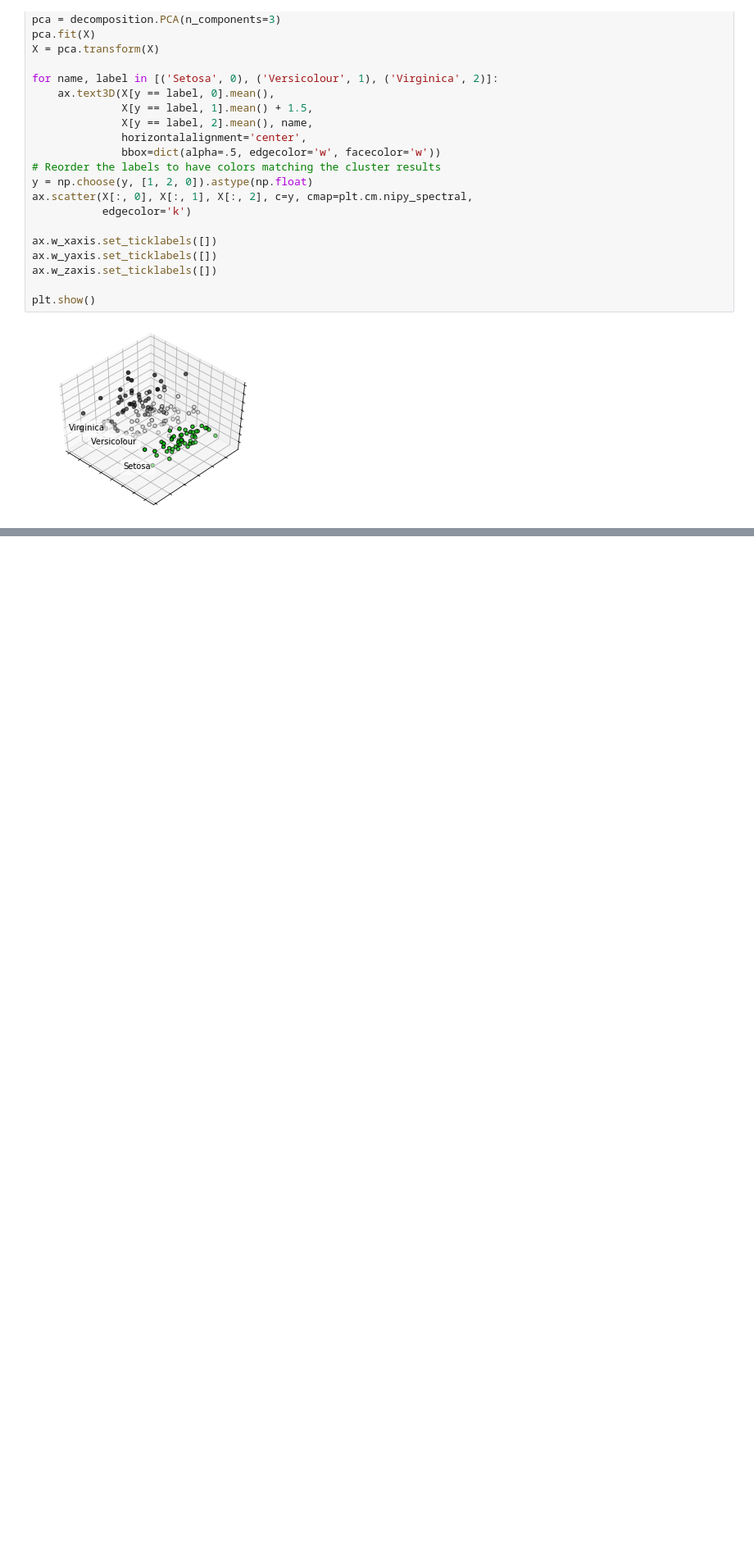
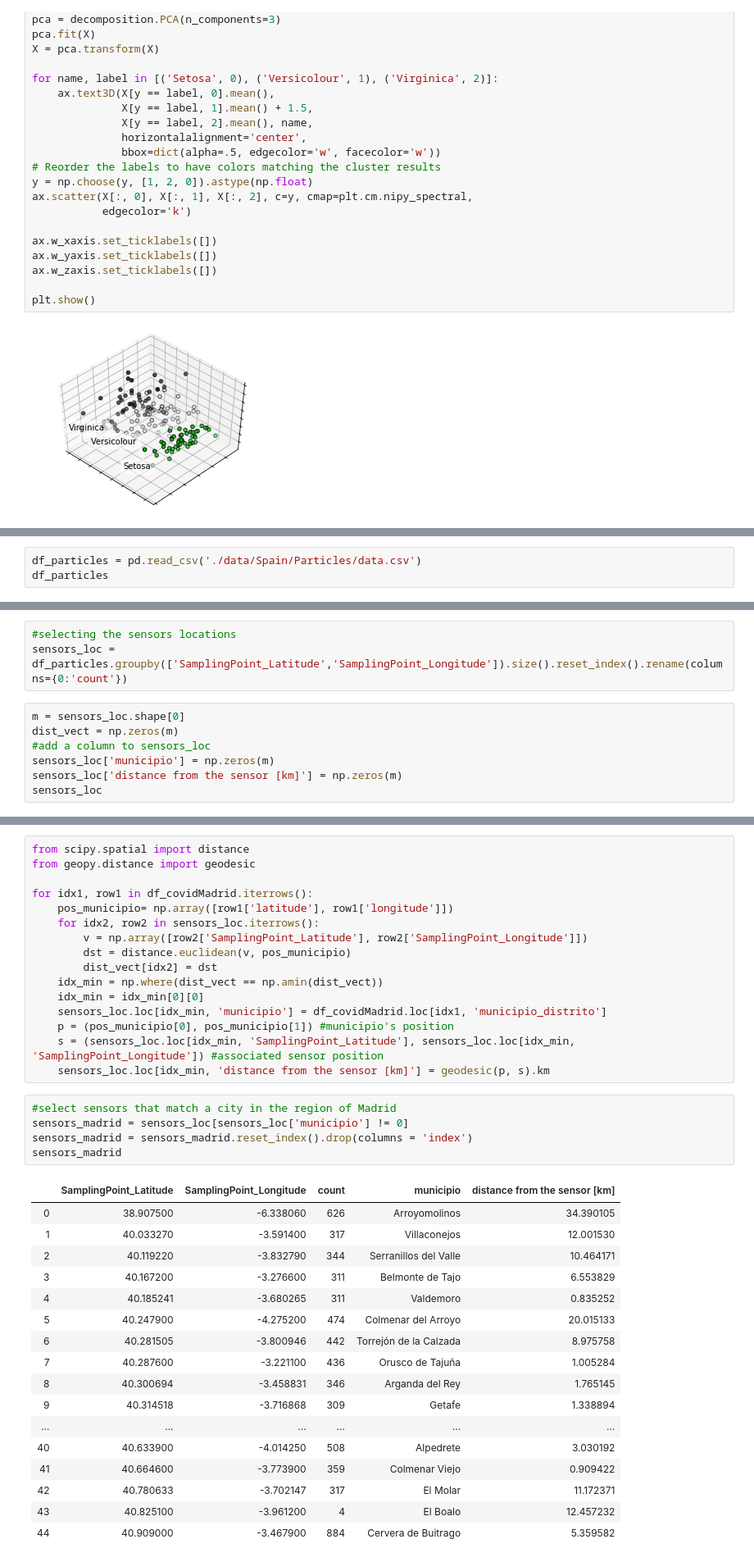
Before and after one commit to donaca/COVID19PM2.5, a Jupyter notebook: notebook.ipynb, the cells around one changed output, grey strips where cells are left out. Shown: that part at 82% size. Cells and saved outputs as stored; diff of their text form; blank space fills up the shorter version.

Commit message:
merged dataframe in notebook

```diff
--- a/notebook.ipynb
+++ b/notebook.ipynb
@@ -47,0 +134,3 @@ plt.show()
+# %%
+df_particles = pd.read_csv('./data/Spain/Particles/data.csv')
+df_particles
@@ -47,0 +151,10 @@ plt.show()
+# %%
+#selecting the sensors locations
+sensors_loc = df_particles.groupby(['SamplingPoint_Latitude','SamplingPoint_Longitude']).size().reset_index().rename(columns={0:'count'})
+# %%
+m = sensors_loc.shape[0]
+dist_vect = np.zeros(m)
+#add a column to sensors_loc
+sensors_loc['municipio'] = np.zeros(m)
+sensors_loc['distance from the sensor [km]'] = np.zeros(m)
+sensors_loc
@@ -47,0 +175,39 @@ plt.show()
+# %%
+from scipy.spatial import distance
+from geopy.distance import geodesic
+
+for idx1, row1 in df_covidMadrid.iterrows():
+    pos_municipio= np.array([row1['latitude'], row1['longitude']])
+    for idx2, row2 in sensors_loc.iterrows():
+        v = np.array([row2['SamplingPoint_Latitude'], row2['SamplingPoint_Longitude']])
+        dst = distance.euclidean(v, pos_municipio)
+        dist_vect[idx2] = dst
+    idx_min = np.where(dist_vect == np.amin(dist_vect))
+    idx_min = idx_min[0][0]
+    sensors_loc.loc[idx_min, 'municipio'] = df_covidMadrid.loc[idx1, 'municipio_distrito']
+    p = (pos_municipio[0], pos_municipio[1]) #municipio's position
+    s = (sensors_loc.loc[idx_min, 'SamplingPoint_Latitude'], sensors_loc.loc[idx_min, 'SamplingPoint_Longitude']) #associated sensor position
+    sensors_loc.loc[idx_min, 'distance from the sensor [km]'] = geodesic(p, s).km
+# %%
+#select sensors that match a city in the region of Madrid
+sensors_madrid = sensors_loc[sensors_loc['municipio'] != 0]
+sensors_madrid = sensors_madrid.reset_index().drop(columns = 'index')
+sensors_madrid
+# %% [output]
+|  | SamplingPoint_Latitude | SamplingPoint_Longitude | count | municipio | distance from the sensor [km] |
+| 0 | 38.907500 | -6.338060 | 626 | Arroyomolinos | 34.390105 |
+| 1 | 40.033270 | -3.591400 | 317 | Villaconejos | 12.001530 |
+| 2 | 40.119220 | -3.832790 | 344 | Serranillos del Valle | 10.464171 |
+| 3 | 40.167200 | -3.276600 | 311 | Belmonte de Tajo | 6.553829 |
+| 4 | 40.185241 | -3.680265 | 311 | Valdemoro | 0.835252 |
+| 5 | 40.247900 | -4.275200 | 474 | Colmenar del Arroyo | 20.015133 |
+| 6 | 40.281505 | -3.800946 | 442 | Torrejón de la Calzada | 8.975758 |
+| 7 | 40.287600 | -3.221100 | 436 | Orusco de Tajuña | 1.005284 |
+| 8 | 40.300694 | -3.458831 | 346 | Arganda del Rey | 1.765145 |
+| 9 | 40.314518 | -3.716868 | 309 | Getafe | 1.338894 |
+| ... | ... | ... | ... | ... | ... |
+| 40 | 40.633900 | -4.014250 | 508 | Alpedrete | 3.030192 |
+| 41 | 40.664600 | -3.773900 | 359 | Colmenar Viejo | 0.909422 |
+| 42 | 40.780633 | -3.702147 | 317 | El Molar | 11.172371 |
+| 43 | 40.825100 | -3.961200 | 4 | El Boalo | 12.457232 |
+| 44 | 40.909000 | -3.467900 | 884 | Cervera de Buitrago | 5.359582 |
```
Also changed, not shown: parts of 12 cells of this notebook, 3 other files.
